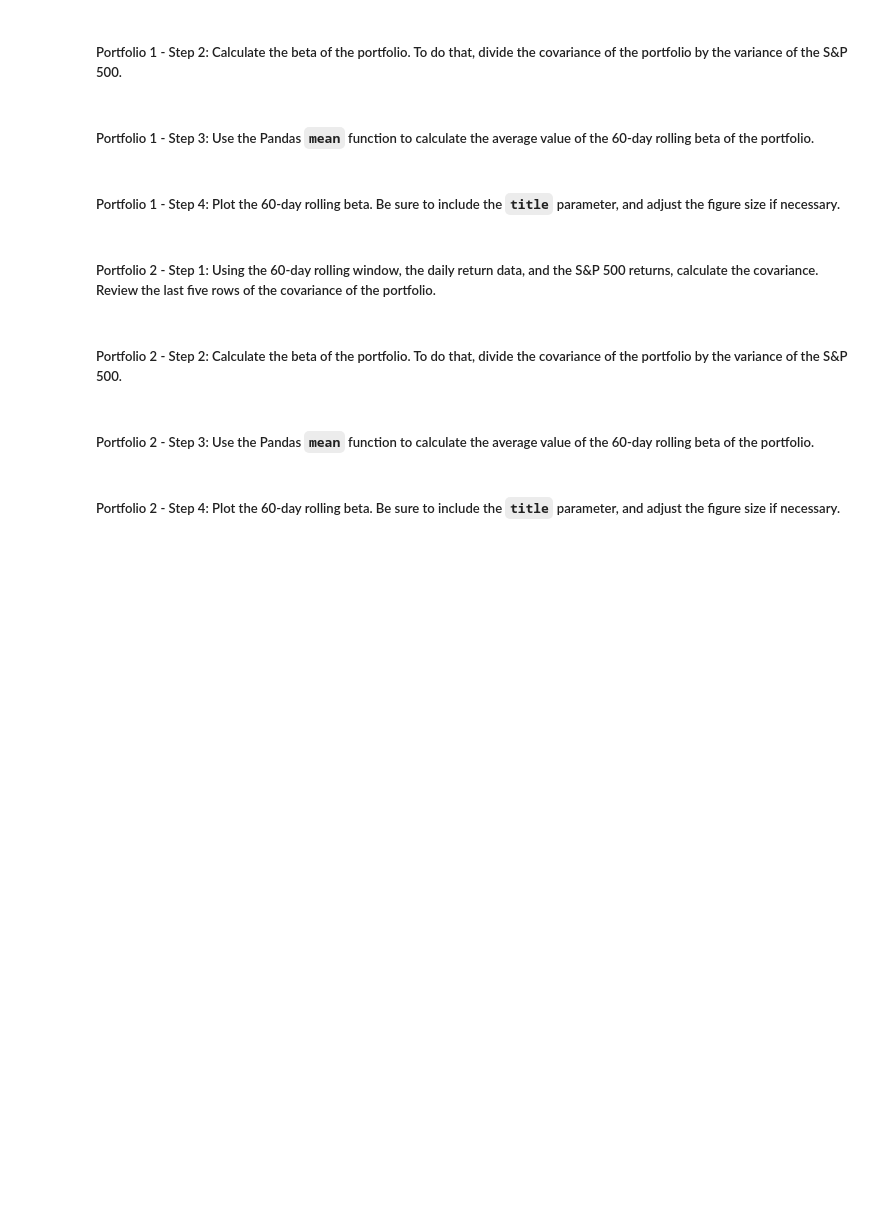
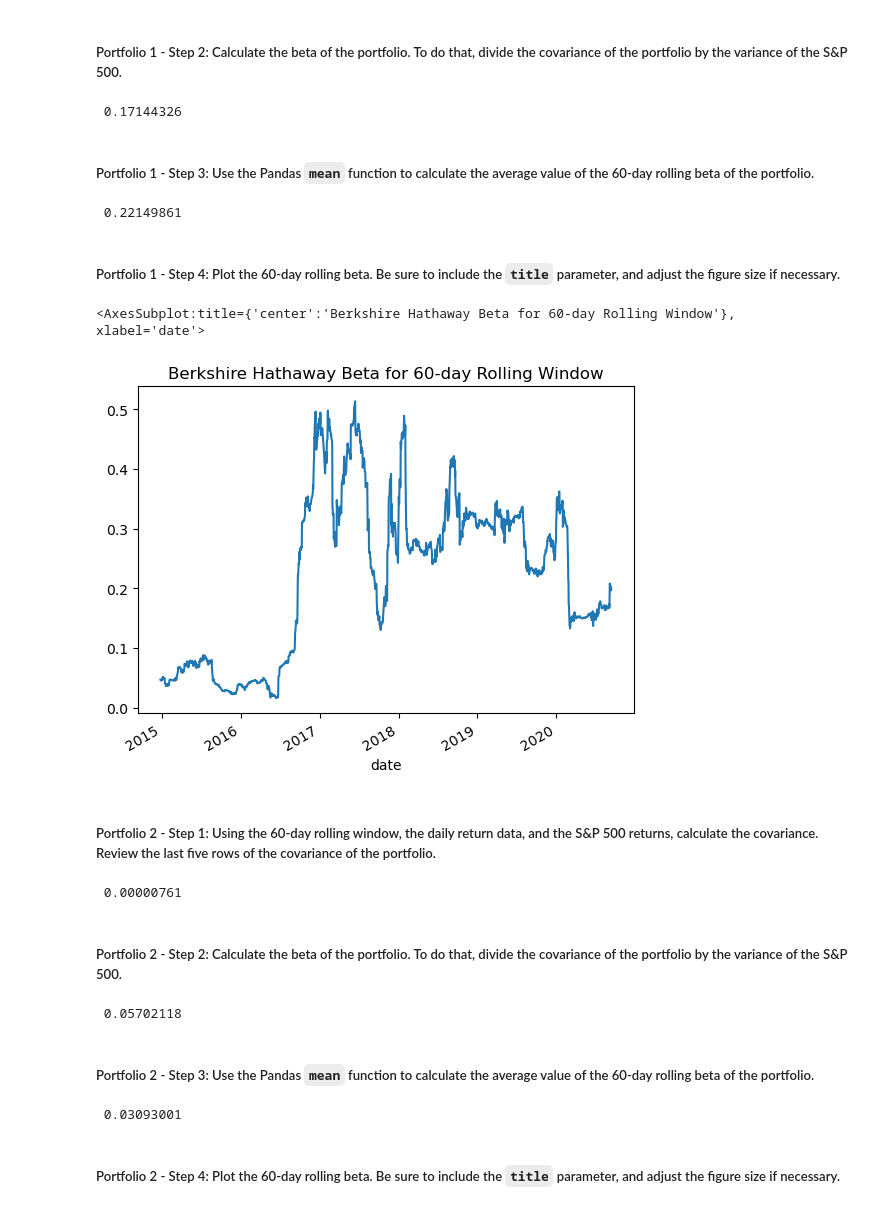
Before and after one commit to nahinhayat/Module4Challenge, a Jupyter notebook: Starter_Code 4/risk_return_analysis.ipynb, the cells around one changed output. Cells and saved outputs as stored; diff of their text form; code cells hidden in the pictures; blank space fills up the shorter version.

```diff
--- a/Starter_Code 4/risk_return_analysis.ipynb
+++ b/Starter_Code 4/risk_return_analysis.ipynb
@@ -374,6 +385,9 @@ Your analysis is nearing completion. Now, you need to evaluate how the portfolio
 # %%
 # Calculate the beta based on the 60-day rolling covariance compared to the market (S&P 500)
 # Review the last five rows of the beta information
-# YOUR CODE HERE
+berkshire_beta = daily_returns["BERKSHIRE HATHAWAY INC"].cov(daily_returns["S&P 500"]) / daily_returns["S&P 500"].var()
+print(f"{berkshire_beta: .8f}")
+# %% [output]
+ 0.17144326
 # %% [markdown]
 ##### Portfolio 1 - Step 3: Use the Pandas `mean` function to calculate the average value of the 60-day rolling beta of the portfolio.
@@ -383,20 +394,37 @@ Your analysis is nearing completion. Now, you need to evaluate how the portfolio
+# %%
+# Calculate the average of the 60-day rolling beta
+rolling_market_var = daily_returns["S&P 500"].rolling(window=60).var()
+rolling_berkshire_cov = daily_returns["BERKSHIRE HATHAWAY INC"].rolling(window=60).cov(daily_returns["S&P 500"])
+rolling_berkshire_beta = rolling_berkshire_cov / rolling_market_var
+print(f"{rolling_berkshire_beta.mean(): .8f}")
+# %% [output]
+ 0.22149861
 # %% [markdown]
 ##### Portfolio 1 - Step 4: Plot the 60-day rolling beta. Be sure to include the `title` parameter, and adjust the figure size if necessary.
 # %%
 # Plot the rolling beta
 # Include a title parameter and adjust the figure size
-# YOUR CODE HERE
+rolling_berkshire_beta.plot(title = "Berkshire Hathaway Beta for 60-day Rolling Window")
+# %% [output]
+<AxesSubplot:title={'center':'Berkshire Hathaway Beta for 60-day Rolling Window'}, xlabel='date'>
+[figure, added]
 # %% [markdown]
 ##### Portfolio 2 - Step 1: Using the 60-day rolling window, the daily return data, and the S&P 500 returns, calculate the covariance. Review the last five rows of the covariance of the portfolio.
 # %%
 # Calculate the covariance using a 60-day rolling window
 # Review the last five rows of the covariance data
-# YOUR CODE HERE
+tiger_cov = daily_returns["TIGER GLOBAL MANAGEMENT LLC"].cov(daily_returns["S&P 500"])
+print(f"{tiger_cov: .8f}")
+# %% [output]
+ 0.00000761
 # %% [markdown]
 ##### Portfolio 2 - Step 2: Calculate the beta of the portfolio. To do that, divide the covariance of the portfolio by the variance of the S&P 500.
 # %%
 # Calculate the beta based on the 60-day rolling covariance compared to the market (S&P 500)
 # Review the last five rows of the beta information
-# YOUR CODE HERE
+tiger_beta = daily_returns["TIGER GLOBAL MANAGEMENT LLC"].cov(daily_returns["S&P 500"]) / daily_returns["S&P 500"].var()
+print(f"{tiger_beta: .8f}")
+# %% [output]
+ 0.05702118
 # %% [markdown]
 ##### Portfolio 2 - Step 3: Use the Pandas `mean` function to calculate the average value of the 60-day rolling beta of the portfolio.
@@ -406,3 +431,10 @@ Your analysis is nearing completion. Now, you need to evaluate how the portfolio
+# %%
+# Calculate the average of the 60-day rolling beta
+rolling_tiger_cov = daily_returns["TIGER GLOBAL MANAGEMENT LLC"].rolling(window=60).cov(daily_returns["S&P 500"])
+rolling_tiger_beta = rolling_tiger_cov / rolling_market_var
+print(f"{rolling_tiger_beta.mean(): .8f}")
+# %% [output]
+ 0.03093001
 # %% [markdown]
 ##### Portfolio 2 - Step 4: Plot the 60-day rolling beta. Be sure to include the `title` parameter, and adjust the figure size if necessary.
 # %%
```
Also changed, not shown: parts of 12 cells of this notebook.
